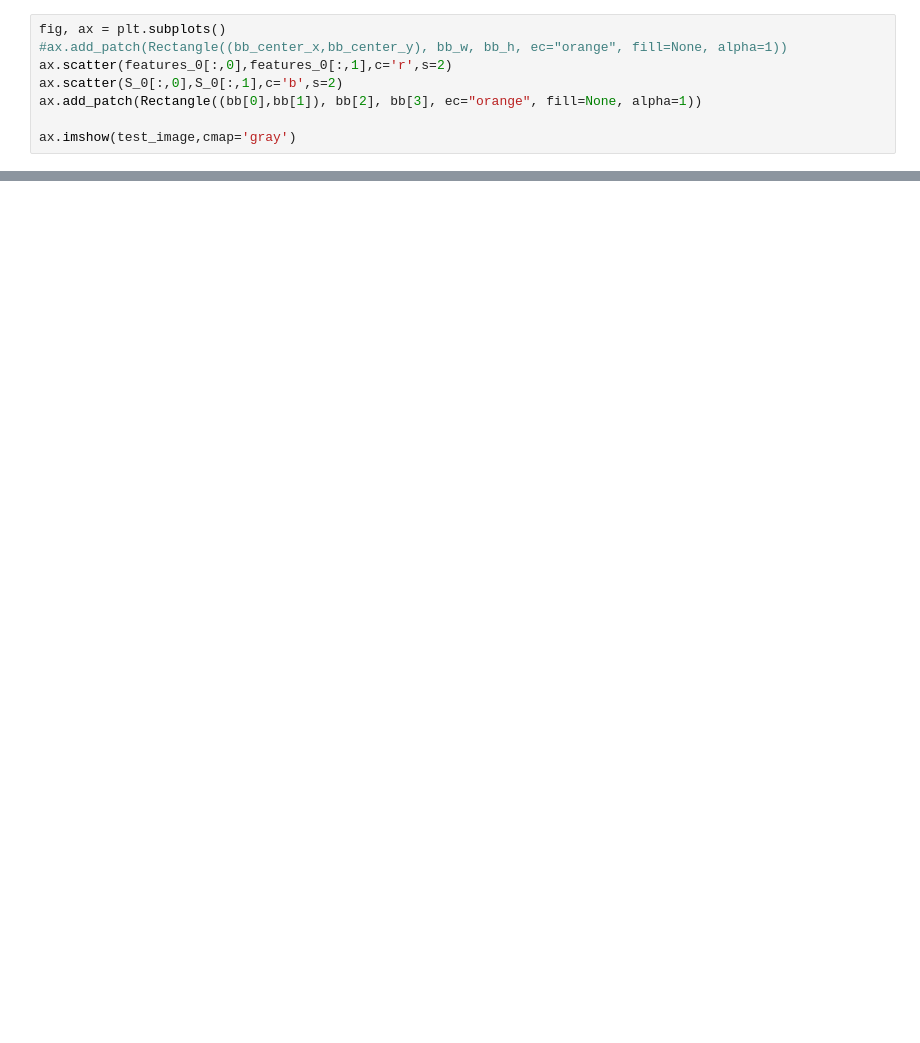
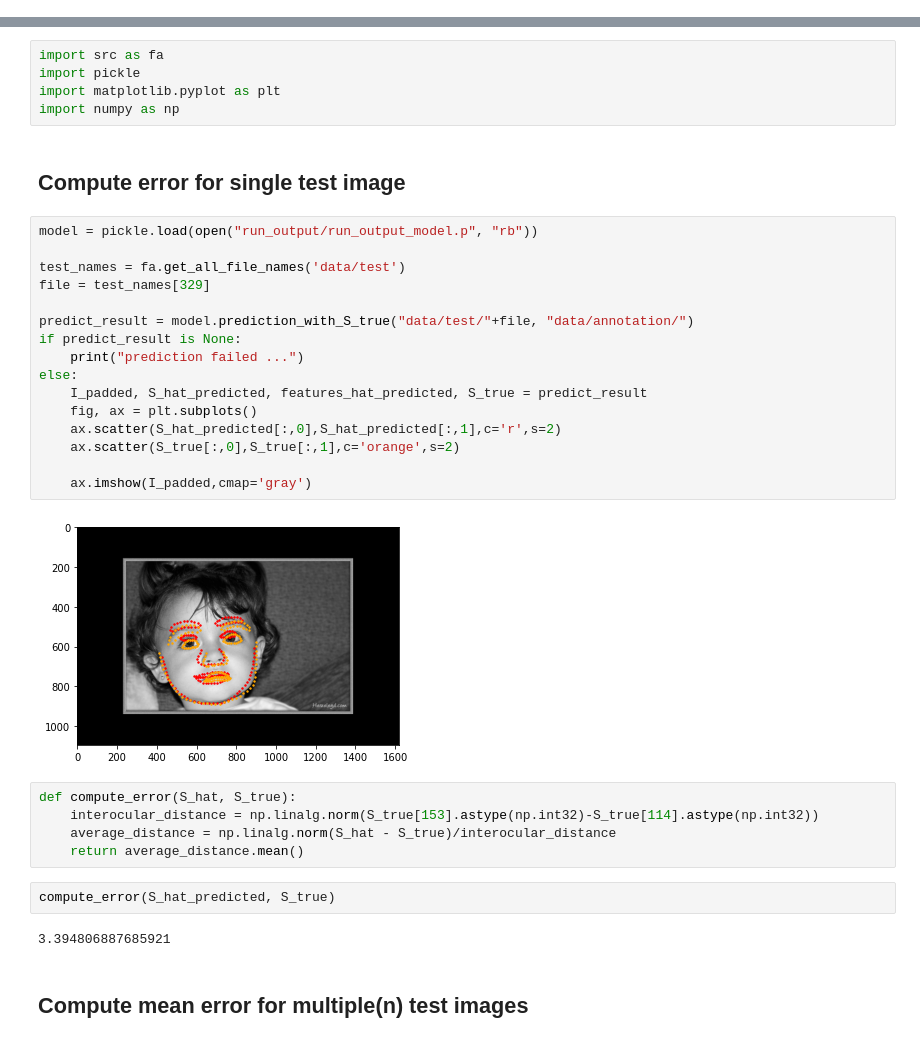
Before and after one commit to HejSumin/face_alignment, a Jupyter notebook: Prediction_test.ipynb, the cells around one changed output, grey strips where cells are left out. Drawn from its saved outputs; the diff is of its cells as text; blank space fills up the shorter version.

Commit message:
error test notebook updated

```diff
--- a/Prediction_test.ipynb
+++ b/Prediction_test.ipynb
@@ -210,8 +0,0 @@ features_0      = features_0.astype(int)
-# %%
-fig, ax = plt.subplots()
-#ax.add_patch(Rectangle((bb_center_x,bb_center_y), bb_w, bb_h, ec="orange", fill=None, alpha=1))
-ax.scatter(features_0[:,0],features_0[:,1],c='r',s=2)
-ax.scatter(S_0[:,0],S_0[:,1],c='b',s=2)
-ax.add_patch(Rectangle((bb[0],bb[1]), bb[2], bb[3], ec="orange", fill=None, alpha=1))
-
-ax.imshow(test_image,cmap='gray')
@@ -276,0 +18,36 @@ training_data.shape
+# %%
+import src as fa
+import pickle
+import matplotlib.pyplot as plt
+import numpy as np
+# %% [markdown]
+## Compute error for single test image
+# %%
+model = pickle.load(open("run_output/run_output_model.p", "rb"))
+
+test_names = fa.get_all_file_names('data/test')
+file = test_names[329]
+
+predict_result = model.prediction_with_S_true("data/test/"+file, "data/annotation/")
+if predict_result is None:
+    print("prediction failed ...")
+else:
+    I_padded, S_hat_predicted, features_hat_predicted, S_true = predict_result
+    fig, ax = plt.subplots()
+    ax.scatter(S_hat_predicted[:,0],S_hat_predicted[:,1],c='r',s=2)
+    ax.scatter(S_true[:,0],S_true[:,1],c='orange',s=2)
+
+    ax.imshow(I_padded,cmap='gray')
+# %% [output]
+[figure, added]
+# %%
+def compute_error(S_hat, S_true):
+    interocular_distance = np.linalg.norm(S_true[153].astype(np.int32)-S_true[114].astype(np.int32))
+    average_distance = np.linalg.norm(S_hat - S_true)/interocular_distance
+    return average_distance.mean()
+# %%
+compute_error(S_hat_predicted, S_true)
+# %% [output]
+3.394806887685921
+# %% [markdown]
+## Compute mean error for multiple(n) test images
```
Also changed, not shown: parts of 43 cells of this notebook, 2 other files.
